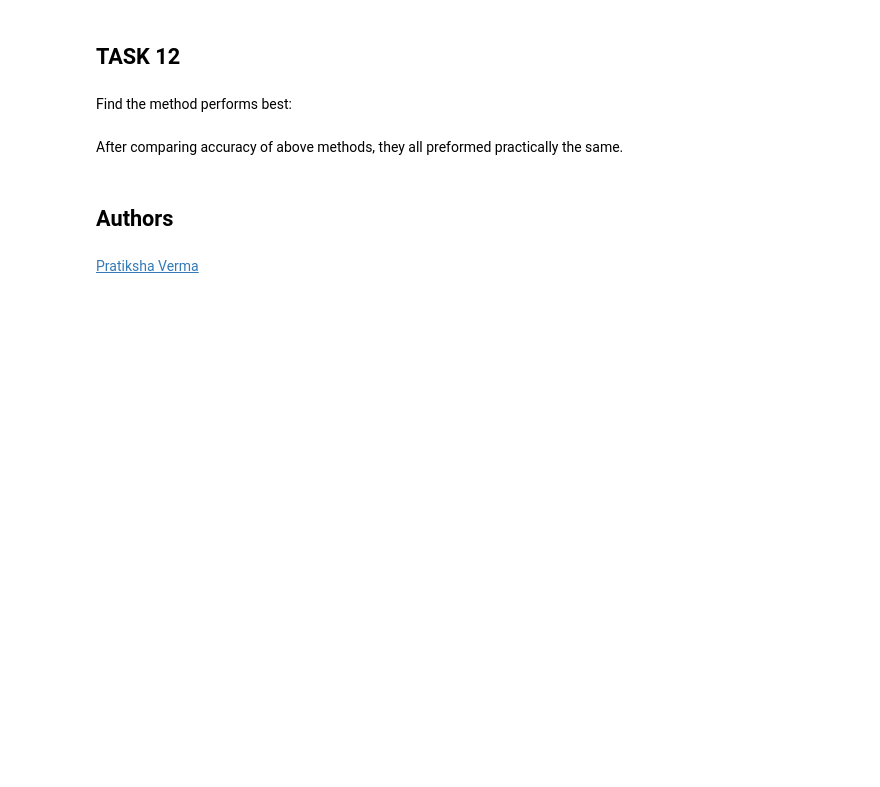
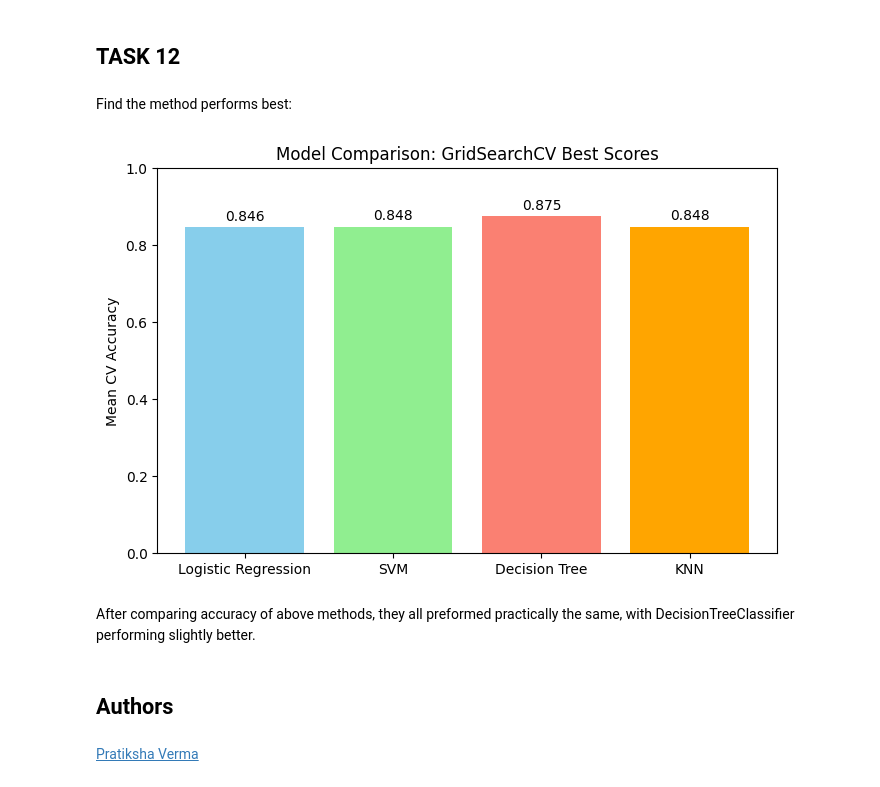
Before and after one commit to brixhildak/Data-Science-Capstone, a Jupyter notebook: SpaceX-Machine-Learning-Prediction-Part-5-v1.ipynb, the cells around one changed output. Cells and saved outputs as stored; diff of their text form; code cells hidden in the pictures; blank space fills up the shorter version.

```diff
--- a/SpaceX-Machine-Learning-Prediction-Part-5-v1.ipynb
+++ b/SpaceX-Machine-Learning-Prediction-Part-5-v1.ipynb
@@ -287,7 +276,7 @@ Create a decision tree classifier object then  create a  <code>GridSearchCV</cod
 parameters = {'criterion': ['gini', 'entropy'],
      'splitter': ['best', 'random'],
      'max_depth': [2*n for n in range(1,10)],
-     'max_features': ['auto', 'sqrt'],
+     'max_features': ['sqrt', 'log2'],
      'min_samples_leaf': [1, 2, 4],
      'min_samples_split': [2, 5, 10]}
 
@@ -384,8 +356,32 @@ plot_confusion_matrix(Y_test,yhat)
 ## TASK  12
 # %% [markdown]
 Find the method performs best:
+# %%
+import matplotlib.pyplot as plt
+
+# Store best scores from each model
+model_names = ['Logistic Regression', 'SVM', 'Decision Tree', 'KNN']
+best_scores = [
+    logreg_cv.best_score_,
+    svm_cv.best_score_,
+    tree_cv.best_score_,
+    knn_cv.best_score_
+]
+
+plt.figure(figsize=(8,5))
+bars = plt.bar(model_names, best_scores, color=['skyblue', 'lightgreen', 'salmon', 'orange'])
+plt.ylim(0, 1)
+plt.ylabel('Mean CV Accuracy')
+plt.title('Model Comparison: GridSearchCV Best Scores')
+for bar in bars:
+    yval = bar.get_height()
+    plt.text(bar.get_x() + bar.get_width()/2, yval + 0.01, round(yval, 3), ha='center', va='bottom')
+
+plt.show()
+# %% [output]
+[figure, added]
 # %% [markdown]
-After comparing accuracy of above methods, they all preformed practically the same.
+After comparing accuracy of above methods, they all preformed practically the same, with DecisionTreeClassifier performing slightly better.
 # %% [markdown]
 ## Authors
 # %% [markdown]
```
Also changed, not shown: parts of 3 cells of this notebook.
